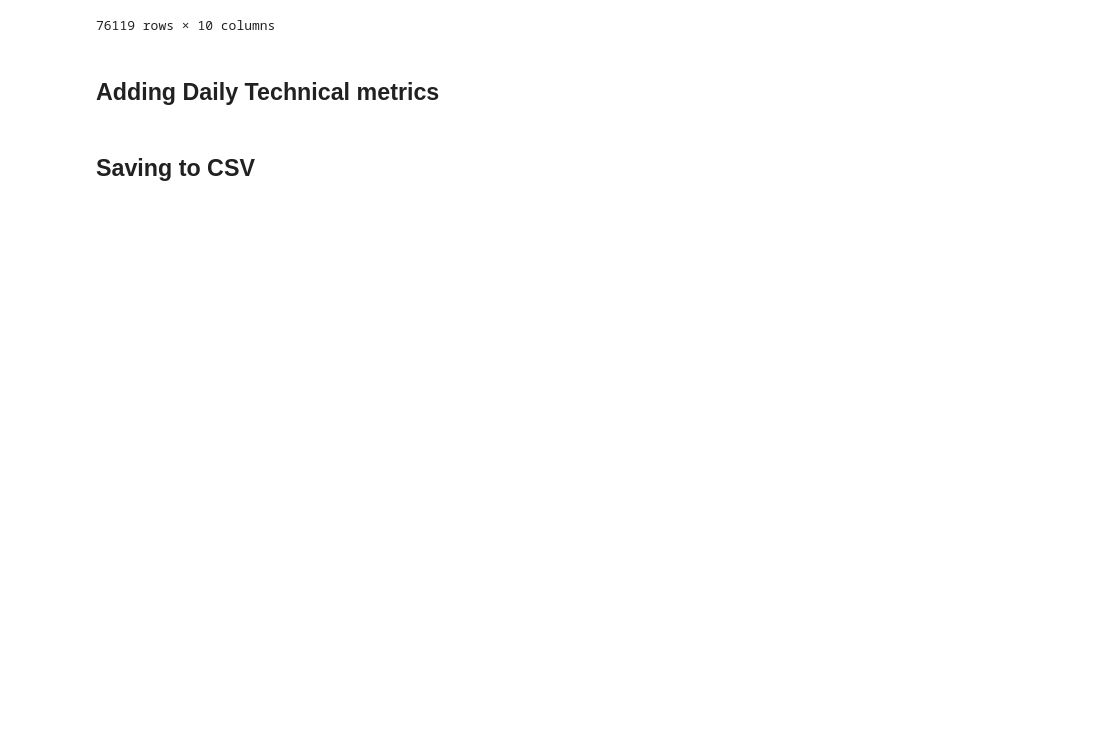
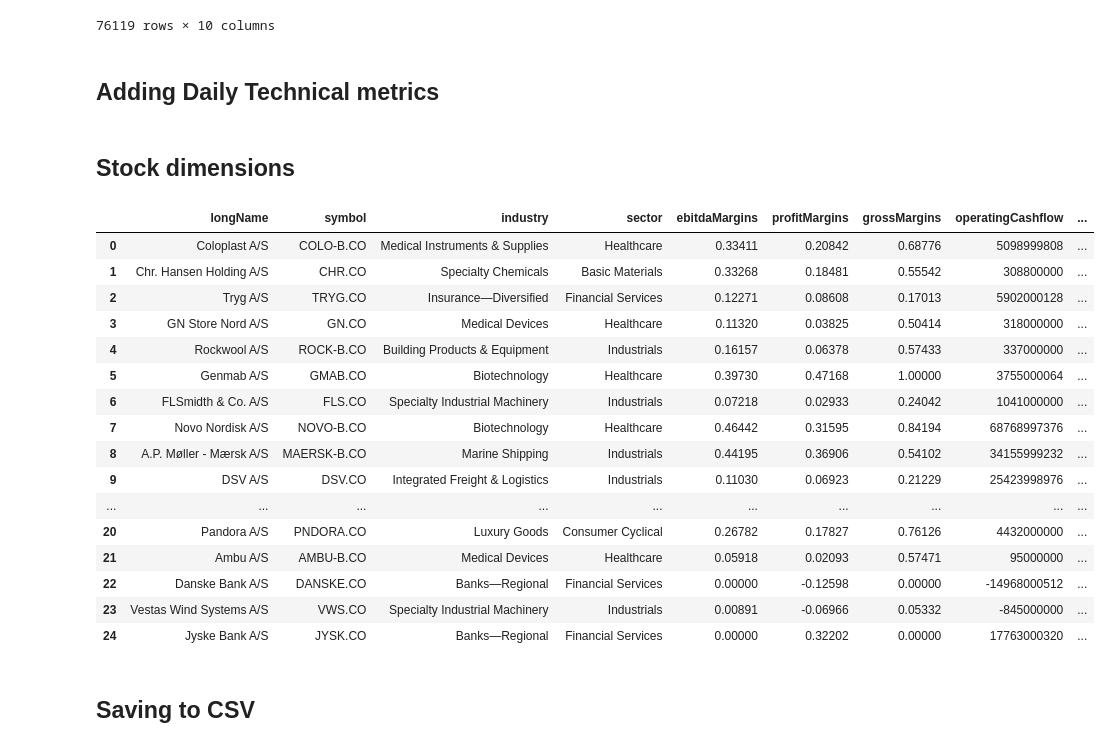
Before and after one commit to Olafcitoo/OMX25Dashboard, a Jupyter notebook: Exam.ipynb, the cells around one changed output. Cells and saved outputs as stored; diff of their text form; code cells hidden in the pictures; blank space fills up the shorter version.

```diff
--- a/Exam.ipynb
+++ b/Exam.ipynb
@@ -244,6 +246,53 @@ df_daily_combined
 df_daily_combined["DMA30"] = df_daily_combined["Close"].rolling(30).mean()
 df_daily_combined["DMA50"] = df_daily_combined["Close"].rolling(50).mean()
 df_daily_combined["DMA200"] = df_daily_combined["Close"].rolling(200).mean()
+# %% [markdown]
+## Stock dimensions
+# %%
+stock = yf.Ticker(omx_tickers[0])
+info = stock.info
+
+# print(info.keys())
+#print(info['longname'])
+
+# for ticker in omx_tickers:
+#     'symbol', 'longname', 'industry', 'ebitdaMargins', 'profitMargins', 'grossMargins', 'operatingCashflow', 'revenueGrowth',
+#     'operatingMargins', 'ebitda','debtToEquity', 'returnOnEquity', 'totalCash', 'totalDebt', 'totalRevenue', 'totalcashPerShare',
+#      'totalAssets'
+
+#Creating an empty dataframes with the neccessary information about each stock
+info_df = pd.DataFrame()
+columns = ['longName', 'symbol', 'industry','sector',  'ebitdaMargins', 'profitMargins', 'grossMargins', 'operatingCashflow', 'revenueGrowth',
+           'operatingMargins', 'ebitda','debtToEquity', 'returnOnEquity', 'totalCash','totalDebt', 'totalRevenue', 'totalCashPerShare',
+           'totalAssets', 'sector']
+
+for ticker in omx_tickers:
+    stock = yf.Ticker(ticker)
+    info = stock.info
+    #Selecting only the desired keys
+    stock_new_dict = {key: info[key] for key in columns}
+
+    df_dictionary = pd.DataFrame([stock_new_dict])
+    info_df = pd.concat([info_df, df_dictionary], ignore_index=True)
+info_df
+# %% [output]
+|  | longName | symbol | industry | sector | ebitdaMargins | profitMargins | grossMargins | operatingCashflow | ... |
+| 0 | Coloplast A/S | COLO-B.CO | Medical Instruments & Supplies | Healthcare | 0.33411 | 0.20842 | 0.68776 | 5098999808 | ... |
+| 1 | Chr. Hansen Holding A/S | CHR.CO | Specialty Chemicals | Basic Materials | 0.33268 | 0.18481 | 0.55542 | 308800000 | ... |
+| 2 | Tryg A/S | TRYG.CO | Insurance—Diversified | Financial Services | 0.12271 | 0.08608 | 0.17013 | 5902000128 | ... |
+| 3 | GN Store Nord A/S | GN.CO | Medical Devices | Healthcare | 0.11320 | 0.03825 | 0.50414 | 318000000 | ... |
+| 4 | Rockwool A/S | ROCK-B.CO | Building Products & Equipment | Industrials | 0.16157 | 0.06378 | 0.57433 | 337000000 | ... |
+| 5 | Genmab A/S | GMAB.CO | Biotechnology | Healthcare | 0.39730 | 0.47168 | 1.00000 | 3755000064 | ... |
+| 6 | FLSmidth & Co. A/S | FLS.CO | Specialty Industrial Machinery | Industrials | 0.07218 | 0.02933 | 0.24042 | 1041000000 | ... |
+| 7 | Novo Nordisk A/S | NOVO-B.CO | Biotechnology | Healthcare | 0.46442 | 0.31595 | 0.84194 | 68768997376 | ... |
+| 8 | A.P. Møller - Mærsk A/S | MAERSK-B.CO | Marine Shipping | Industrials | 0.44195 | 0.36906 | 0.54102 | 34155999232 | ... |
+| 9 | DSV A/S | DSV.CO | Integrated Freight & Logistics | Industrials | 0.11030 | 0.06923 | 0.21229 | 25423998976 | ... |
+| ... | ... | ... | ... | ... | ... | ... | ... | ... | ... |
+| 20 | Pandora A/S | PNDORA.CO | Luxury Goods | Consumer Cyclical | 0.26782 | 0.17827 | 0.76126 | 4432000000 | ... |
+| 21 | Ambu A/S | AMBU-B.CO | Medical Devices | Healthcare | 0.05918 | 0.02093 | 0.57471 | 95000000 | ... |
+| 22 | Danske Bank A/S | DANSKE.CO | Banks—Regional | Financial Services | 0.00000 | -0.12598 | 0.00000 | -14968000512 | ... |
+| 23 | Vestas Wind Systems A/S | VWS.CO | Specialty Industrial Machinery | Industrials | 0.00891 | -0.06966 | 0.05332 | -845000000 | ... |
+| 24 | Jyske Bank A/S | JYSK.CO | Banks—Regional | Financial Services | 0.00000 | 0.32202 | 0.00000 | 17763000320 | ... |
 # %% [markdown]
 ## Saving to CSV
 # %%
```
Also changed, not shown: parts of 6 cells of this notebook, 1 other file.
